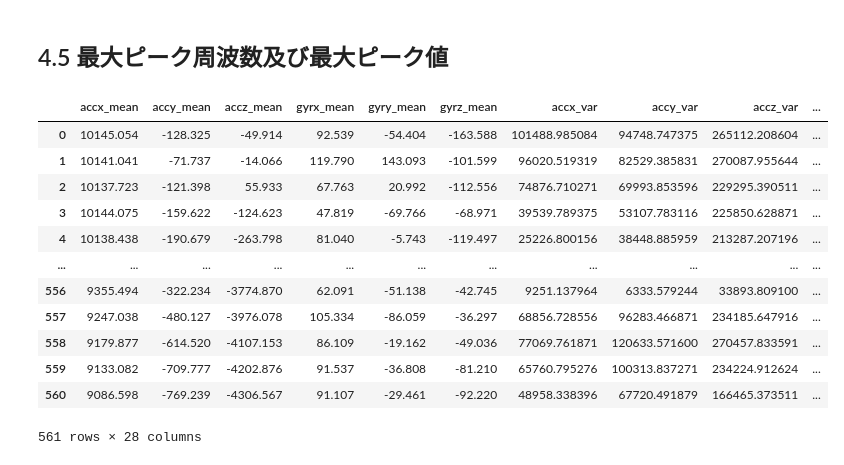
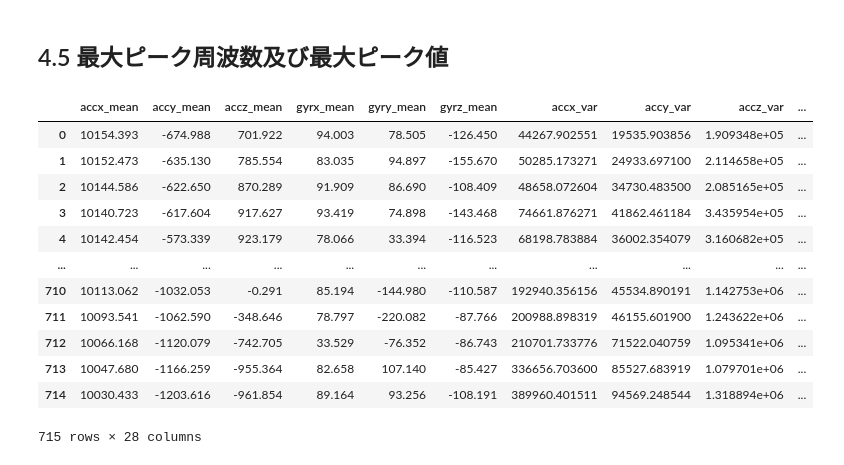
Before and after one commit to aki-1125/exp_gd_20201111, a Jupyter notebook: acc_gyr_gd_20201111_C.ipynb, the cells around one changed output. Saved outputs shown, nothing was run; the diff lists cells and outputs as text; code cells hidden in the pictures.

```diff
--- a/acc_gyr_gd_20201111_C.ipynb
+++ b/acc_gyr_gd_20201111_C.ipynb
@@ -656,20 +655,20 @@ def acc_gyr_min_order(data_record, data_label):
     min_list = pd.concat([acc_min_list, gyr_min_list], axis=1, ignore_index=False)
     return min_list
 
-data1_c_50_record_min = acc_gyr_min_order(data1_c_record_1, data1_c_label_50)
-data1_c_60_record_min = acc_gyr_min_order(data1_c_record_2, data1_c_label_60)
-data1_c_70_record_min = acc_gyr_min_order(data1_c_record_3, data1_c_label_70)
-data1_c_80_record_min = acc_gyr_min_order(data1_c_record_4, data1_c_label_80)
+data2_c_50_record_min = acc_gyr_min_order(data2_c_record_1, data2_c_label_50)
+data2_c_60_record_min = acc_gyr_min_order(data2_c_record_2, data2_c_label_60)
+data2_c_70_record_min = acc_gyr_min_order(data2_c_record_3, data2_c_label_70)
+data2_c_80_record_min = acc_gyr_min_order(data2_c_record_4, data2_c_label_80)
 
 # data2_c_50_record_min = acc_gyr_min_order(data2_c_record_1, data2_c_label_50)
 # data2_c_60_record_min = acc_gyr_min_order(data2_b_record_2, data2_c_label_60)
 # data2_c_70_record_min = acc_gyr_min_order(data2_c_record_3, data2_c_label_70)
 # data2_c_80_record_min = acc_gyr_min_order(data2_d_record_4, data2_c_label_80)
 
-# a = data1_c_50_record_min
-# b = data1_c_60_record_min
-# c = data1_c_70_record_min
-# d = data1_c_80_record_min
+# a = data2_c_50_record_min
+# b = data2_c_60_record_min
+# c = data2_c_70_record_min
+# d = data2_c_80_record_min
 
 # e = data2_c_50_record_min
 # f = data2_c_60_record_min
@@ -749,20 +748,20 @@ def fq_amp_max_order(data_record, data_label):
     b = pd.concat([data_record_accn_fq_amp_max, data_record_gyrn_fq_amp_max], axis=1, ignore_index=False)
     return b
 
-data1_c_50_record_fq_amp_max = fq_amp_max_order(data1_c_record_1, data1_c_label_50)
-data1_c_60_record_fq_amp_max = fq_amp_max_order(data1_c_record_2, data1_c_label_60)
-data1_c_70_record_fq_amp_max = fq_amp_max_order(data1_c_record_3, data1_c_label_70)
-data1_c_80_record_fq_amp_max = fq_amp_max_order(data1_c_record_4, data1_c_label_80)
+data2_c_50_record_fq_amp_max = fq_amp_max_order(data2_c_record_1, data2_c_label_50)
+data2_c_60_record_fq_amp_max = fq_amp_max_order(data2_c_record_2, data2_c_label_60)
+data2_c_70_record_fq_amp_max = fq_amp_max_order(data2_c_record_3, data2_c_label_70)
+data2_c_80_record_fq_amp_max = fq_amp_max_order(data2_c_record_4, data2_c_label_80)
 
 # data2_c_50_record_fq_amp_max = fq_amp_max_order(data2_c_record_1, data2_c_label_50)
 # data2_c_60_record_fq_amp_max = fq_amp_max_order(data2_c_record_2, data2_c_label_60)
 # data2_c_70_record_fq_amp_max = fq_amp_max_order(data2_c_record_3, data2_c_label_70)
 # data2_c_80_record_fq_amp_max = fq_amp_max_order(data2_c_record_4, data2_c_label_80)
 
-# a = data1_c_50_record_fq_amp_max
-# b = data1_c_60_record_fq_amp_max
-# c = data1_c_70_record_fq_amp_max
-# d = data1_c_80_record_fq_amp_max
+# a = data2_c_50_record_fq_amp_max
+# b = data2_c_60_record_fq_amp_max
+# c = data2_c_70_record_fq_amp_max
+# d = data2_c_80_record_fq_amp_max
 
 # e = data2_c_50_record_fq_amp_max
 # f = data2_c_60_record_fq_amp_max
@@ -773,10 +772,10 @@ data1_c_80_record_fq_amp_max = fq_amp_max_order(data1_c_record_4, data1_c_label_
 # fq_amp_max_list
 # %%
 #全特徴量の行列の導出
-data1_c_50_record_all_feature = pd.concat([data1_c_50_record_mean, data1_c_50_record_var, data1_c_50_record_max, data1_c_50_record_min, data1_c_50_record_fq_amp_max], axis=1, ignore_index=False)
-data1_c_60_record_all_feature = pd.concat([data1_c_60_record_mean, data1_c_60_record_var, data1_c_60_record_max, data1_c_60_record_min, data1_c_60_record_fq_amp_max], axis=1, ignore_index=False)
-data1_c_70_record_all_feature = pd.concat([data1_c_70_record_mean, data1_c_70_record_var, data1_c_70_record_max, data1_c_70_record_min, data1_c_70_record_fq_amp_max], axis=1, ignore_index=False)
-data1_c_80_record_all_feature = pd.concat([data1_c_80_record_mean, data1_c_80_record_var, data1_c_80_record_max, data1_c_80_record_min, data1_c_80_record_fq_amp_max], axis=1, ignore_index=False)
+data2_c_50_record_all_feature = pd.concat([data2_c_50_record_mean, data2_c_50_record_var, data2_c_50_record_max, data2_c_50_record_min, data2_c_50_record_fq_amp_max], axis=1, ignore_index=False)
+data2_c_60_record_all_feature = pd.concat([data2_c_60_record_mean, data2_c_60_record_var, data2_c_60_record_max, data2_c_60_record_min, data2_c_60_record_fq_amp_max], axis=1, ignore_index=False)
+data2_c_70_record_all_feature = pd.concat([data2_c_70_record_mean, data2_c_70_record_var, data2_c_70_record_max, data2_c_70_record_min, data2_c_70_record_fq_amp_max], axis=1, ignore_index=False)
+data2_c_80_record_all_feature = pd.concat([data2_c_80_record_mean, data2_c_80_record_var, data2_c_80_record_max, data2_c_80_record_min, data2_c_80_record_fq_amp_max], axis=1, ignore_index=False)
 
 # data2_c_50_record_all_feature = pd.concat([data2_c_50_record_mean, data2_c_50_record_var, data2_c_50_record_max, data2_c_50_record_min, data2_c_50_record_fq_amp_max], axis=1, ignore_index=False)
 # data2_c_60_record_all_feature = pd.concat([data2_c_60_record_mean, data2_c_60_record_var, data2_c_60_record_max, data2_c_60_record_min, data2_c_60_record_fq_amp_max], axis=1, ignore_index=False)
@@ -784,20 +783,20 @@ data1_c_80_record_all_feature = pd.concat([data1_c_80_record_mean, data1_c_80_re
 # data2_c_80_record_all_feature = pd.concat([data2_c_80_record_mean, data2_c_80_record_var, data2_c_80_record_max, data2_c_80_record_min, data2_c_80_record_fq_amp_max], axis=1, ignore_index=False)
 # %%
 #編集したデータの確認(確認のためセッション1のAさんのデータを表示している)
-data1_c_60_record_all_feature
+data2_c_60_record_all_feature
 # %% [output]
 |  | accx_mean | accy_mean | accz_mean | gyrx_mean | gyry_mean | gyrz_mean | accx_var | accy_var | accz_var | ... |
-| 0 | 10145.054 | -128.325 | -49.914 | 92.539 | -54.404 | -163.588 | 101488.985084 | 94748.747375 | 265112.208604 | ... |
-| 1 | 10141.041 | -71.737 | -14.066 | 119.790 | 143.093 | -101.599 | 96020.519319 | 82529.385831 | 270087.955644 | ... |
-| 2 | 10137.723 | -121.398 | 55.933 | 67.763 | 20.992 | -112.556 | 74876.710271 | 69993.853596 | 229295.390511 | ... |
-| 3 | 10144.075 | -159.622 | -124.623 | 47.819 | -69.766 | -68.971 | 39539.789375 | 53107.783116 | 225850.628871 | ... |
-| 4 | 10138.438 | -190.679 | -263.798 | 81.040 | -5.743 | -119.497 | 25226.800156 | 38448.885959 | 213287.207196 | ... |
+| 0 | 10154.393 | -674.988 | 701.922 | 94.003 | 78.505 | -126.450 | 44267.902551 | 19535.903856 | 1.909348e+05 | ... |
+| 1 | 10152.473 | -635.130 | 785.554 | 83.035 | 94.897 | -155.670 | 50285.173271 | 24933.697100 | 2.114658e+05 | ... |
+| 2 | 10144.586 | -622.650 | 870.289 | 91.909 | 86.690 | -108.409 | 48658.072604 | 34730.483500 | 2.085165e+05 | ... |
+| 3 | 10140.723 | -617.604 | 917.627 | 93.419 | 74.898 | -143.468 | 74661.876271 | 41862.461184 | 3.435954e+05 | ... |
+| 4 | 10142.454 | -573.339 | 923.179 | 78.066 | 33.394 | -116.523 | 68198.783884 | 36002.354079 | 3.160682e+05 | ... |
 | ... | ... | ... | ... | ... | ... | ... | ... | ... | ... | ... |
-| 556 | 9355.494 | -322.234 | -3774.870 | 62.091 | -51.138 | -42.745 | 9251.137964 | 6333.579244 | 33893.809100 | ... |
-| 557 | 9247.038 | -480.127 | -3976.078 | 105.334 | -86.059 | -36.297 | 68856.728556 | 96283.466871 | 234185.647916 | ... |
-| 558 | 9179.877 | -614.520 | -4107.153 | 86.109 | -19.162 | -49.036 | 77069.761871 | 120633.571600 | 270457.833591 | ... |
-| 559 | 9133.082 | -709.777 | -4202.876 | 91.537 | -36.808 | -81.210 | 65760.795276 | 100313.837271 | 234224.912624 | ... |
-| 560 | 9086.598 | -769.239 | -4306.567 | 91.107 | -29.461 | -92.220 | 48958.338396 | 67720.491879 | 166465.373511 | ... |
+| 710 | 10113.062 | -1032.053 | -0.291 | 85.194 | -144.980 | -110.587 | 192940.356156 | 45534.890191 | 1.142753e+06 | ... |
+| 711 | 10093.541 | -1062.590 | -348.646 | 78.797 | -220.082 | -87.766 | 200988.898319 | 46155.601900 | 1.243622e+06 | ... |
+| 712 | 10066.168 | -1120.079 | -742.705 | 33.529 | -76.352 | -86.743 | 210701.733776 | 71522.040759 | 1.095341e+06 | ... |
+| 713 | 10047.680 | -1166.259 | -955.364 | 82.658 | 107.140 | -85.427 | 336656.703600 | 85527.683919 | 1.079701e+06 | ... |
+| 714 | 10030.433 | -1203.616 | -961.854 | 89.164 | 93.256 | -108.191 | 389960.401511 | 94569.248544 | 1.318894e+06 | ... |
-561 rows × 28 columns
+715 rows × 28 columns
 # %%
 #各特徴量データの保存
```
Also changed, not shown: parts of 63 cells of this notebook, 1 other file.
